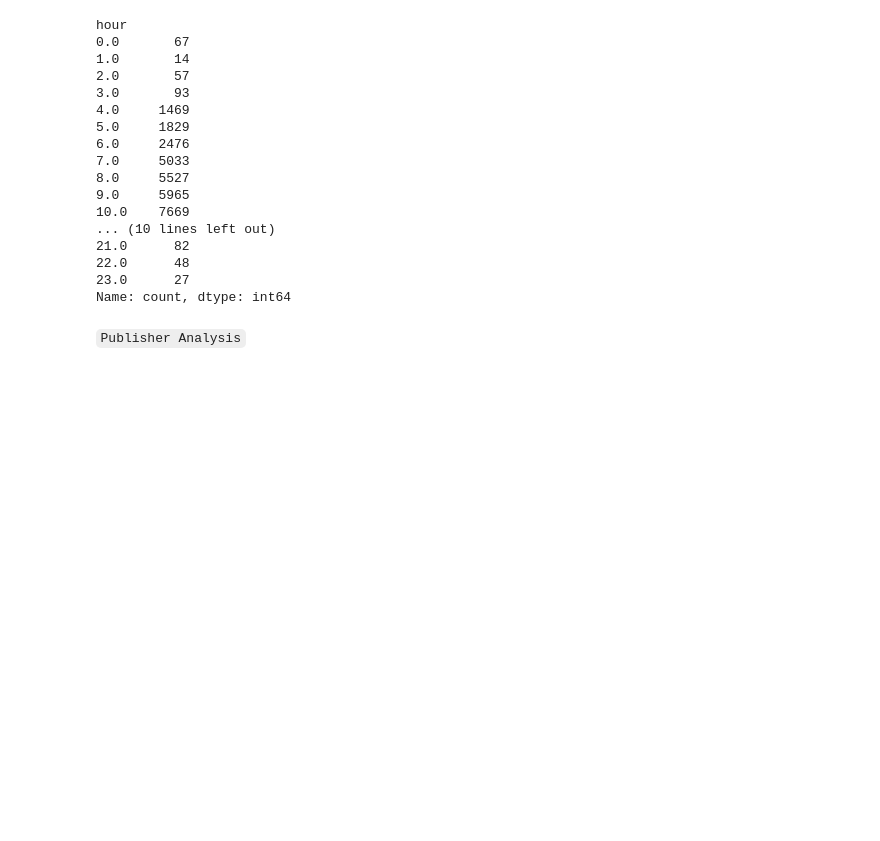
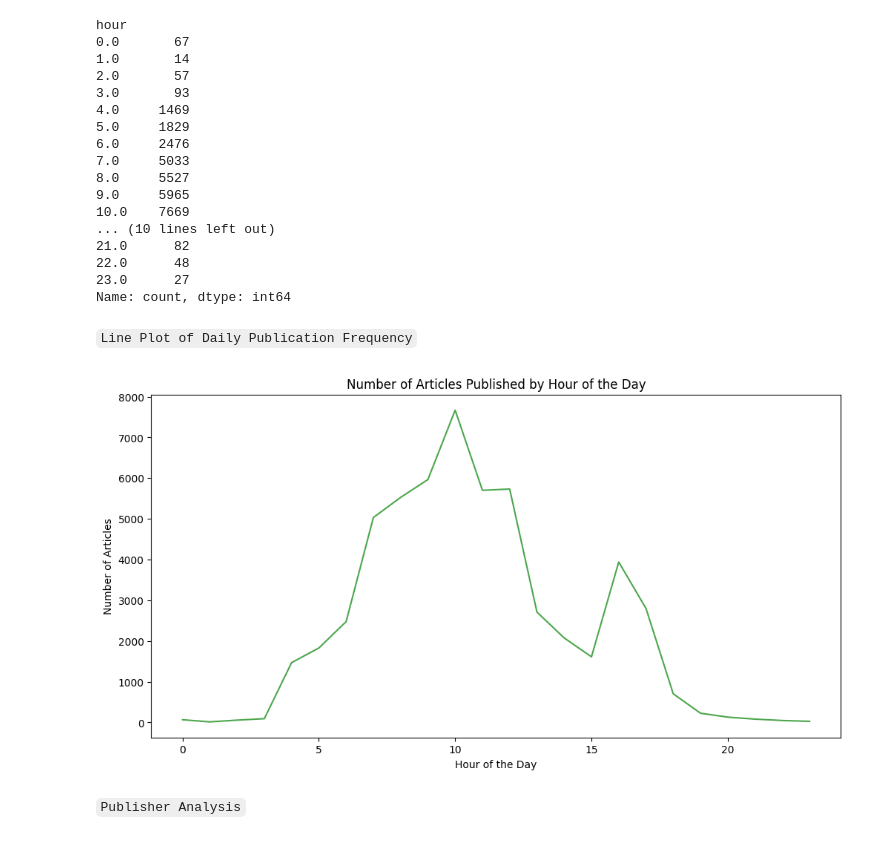
Before and after one commit to teddyhabtamu/Kifiya-AIM-Week-1, a Jupyter notebook: notebooks/EDA_Finance.ipynb, the cells around one changed output. Cells and saved outputs as stored; diff of their text form; code cells hidden in the pictures; blank space fills up the shorter version.

```diff
--- a/notebooks/EDA_Finance.ipynb
+++ b/notebooks/EDA_Finance.ipynb
@@ -234,6 +257,17 @@ hour
 22.0      48
 23.0      27
 Name: count, dtype: int64
+# %% [markdown]
+`Line Plot of Daily Publication Frequency`
+# %%
+plt.figure(figsize=(12, 6))
+hour_counts.plot(kind='line', color='green', alpha=0.7)
+plt.title('Number of Articles Published by Hour of the Day')
+plt.xlabel('Hour of the Day')
+plt.ylabel('Number of Articles')
+plt.show()
+# %% [output]
+[figure, added]
 # %% [markdown]
 `Publisher Analysis`
 # %% [markdown]
```
Also changed, not shown: parts of 11 cells of this notebook.
